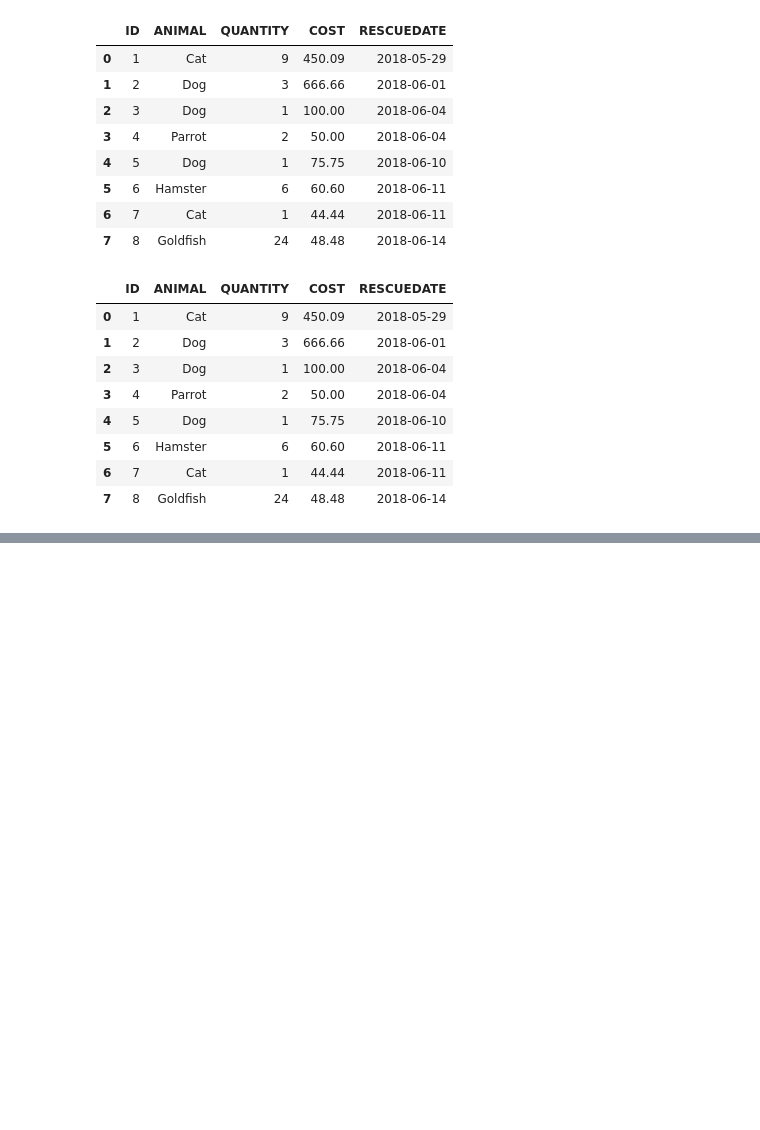
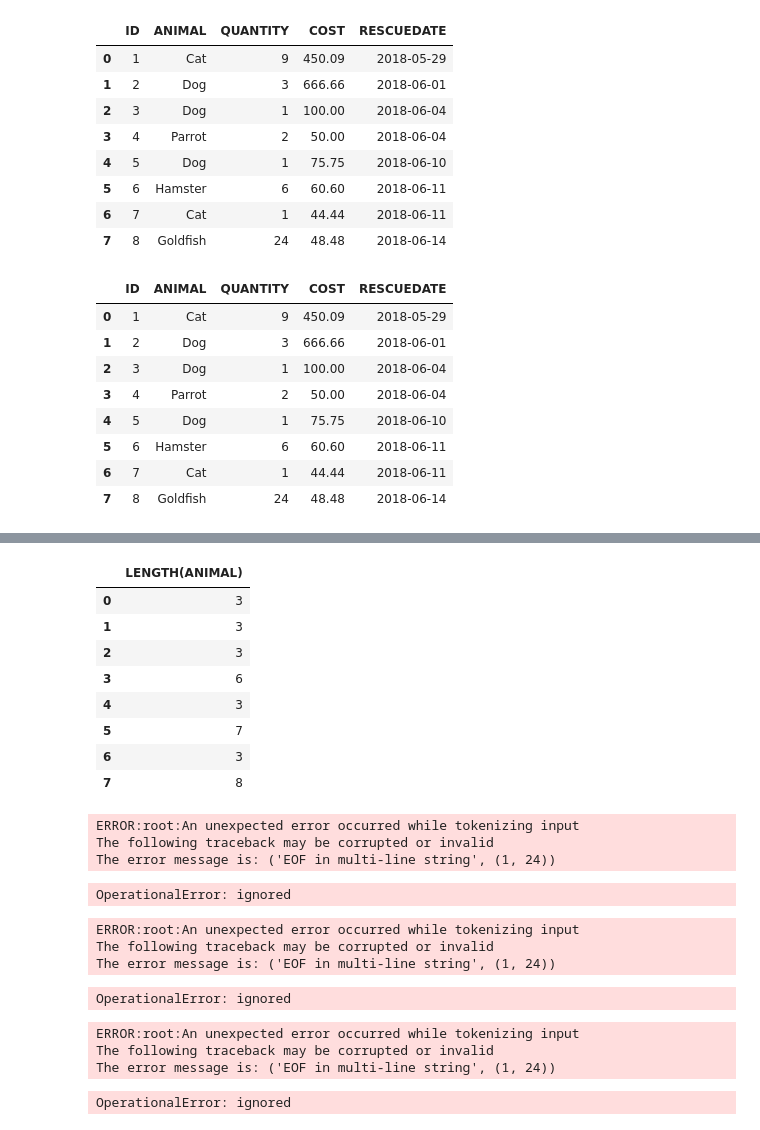
Before and after one commit to iampramodyadav/SQL, a Jupyter notebook: 3_2_SQL_Hands_on_Lab(IBM_Coursera).ipynb, the cells around one changed output, grey strips where cells are left out. Saved outputs shown, nothing was run; the diff lists cells and outputs as text; code cells hidden in the pictures; blank space fills up the shorter version.

```diff
--- a/3_2_SQL_Hands_on_Lab(IBM_Coursera).ipynb
+++ b/3_2_SQL_Hands_on_Lab(IBM_Coursera).ipynb
@@ -72,0 +180,51 @@ pd.read_sql_query(sql="""SELECT *  FROM PETRESCUE""",con=temp_db)
+# %%
+#Query B2
+pd.read_sql_query(sql="""
+                          SELECT LENGTH(ANIMAL)
+                          FROM PETRESCUE
+
+                        """,con=temp_db)
+# %% [output]
+|  | LENGTH(ANIMAL) |
+| 0 | 3 |
+| 1 | 3 |
+| 2 | 3 |
+| 3 | 6 |
+| 4 | 3 |
+| 5 | 7 |
+| 6 | 3 |
+| 7 | 8 |
+# %%
+#Query B3
+pd.read_sql_query(sql="""
+                          SELECT UCASE(ANIMAL)
+                          FROM PETRESCUE
+
+                        """,con=temp_db)
+# %% [output]
+ERROR:root:An unexpected error occurred while tokenizing input
+The following traceback may be corrupted or invalid
+The error message is: ('EOF in multi-line string', (1, 24))
+OperationalError: ignored
+# %%
+#Query B4
+pd.read_sql_query(sql="""
+                          select DISTINCT(UCASE(ANIMAL)) from PETRESCUE;
+
+                        """,con=temp_db)
+# %% [output]
+ERROR:root:An unexpected error occurred while tokenizing input
+The following traceback may be corrupted or invalid
+The error message is: ('EOF in multi-line string', (1, 24))
+OperationalError: ignored
+# %%
+#Query B5
+pd.read_sql_query(sql="""
+                          select * from PETRESCUE where LCASE(ANIMAL) = 'cat';
+
+                        """,con=temp_db)
+# %% [output]
+ERROR:root:An unexpected error occurred while tokenizing input
+The following traceback may be corrupted or invalid
+The error message is: ('EOF in multi-line string', (1, 24))
+OperationalError: ignored
```
Also changed, not shown: parts of 28 cells of this notebook.
